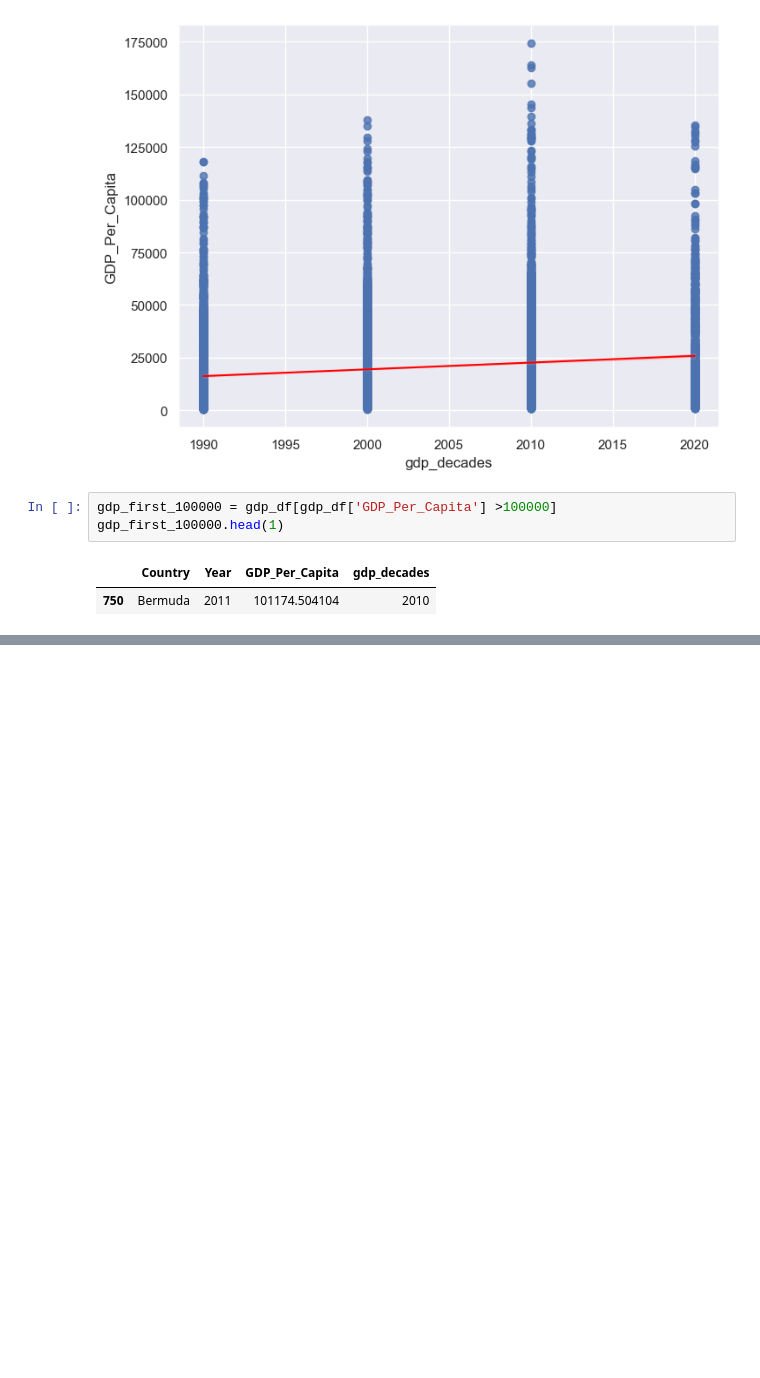
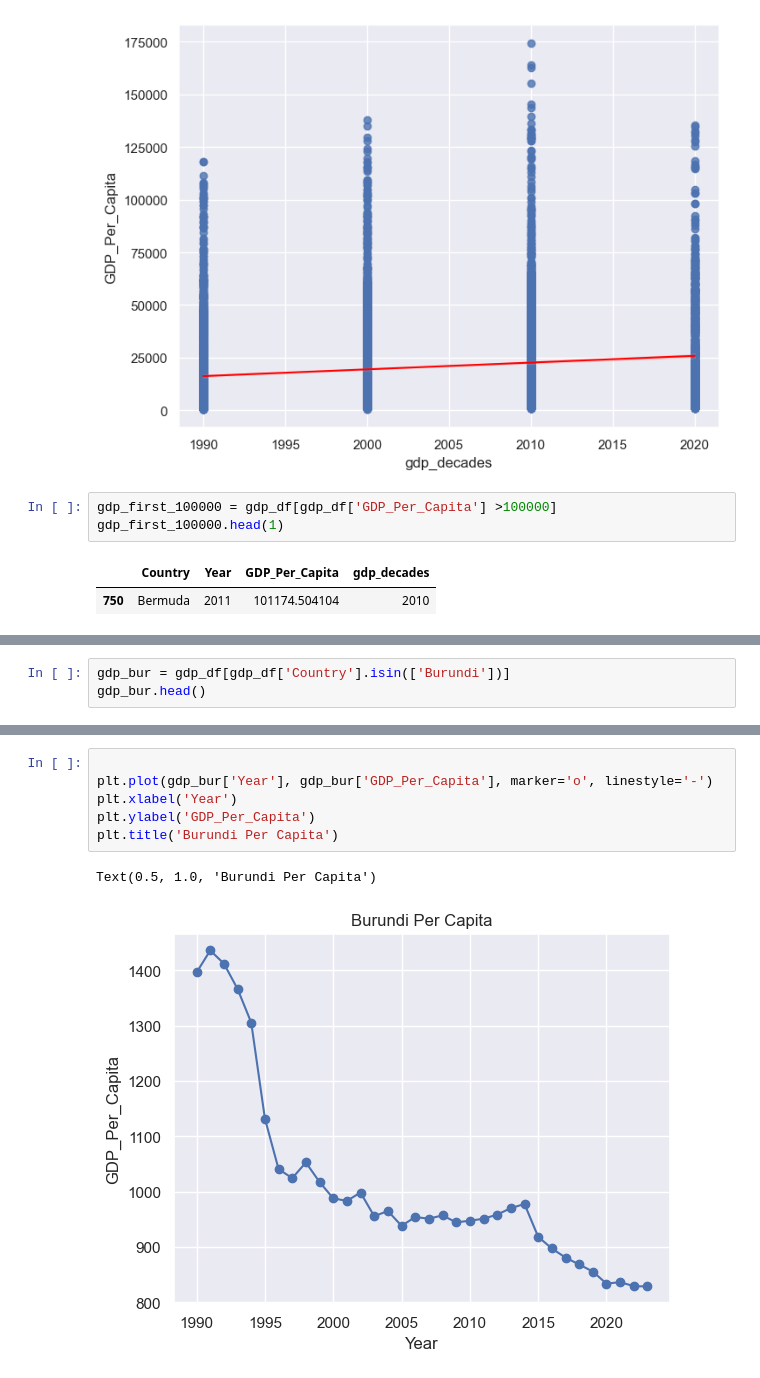
Before and after one commit to NSS-Data-Analytics-Cohort-14/gdp-and-internet-usage-jacobvogs, a Jupyter notebook: notebooks/gdp_int.ipynb, the cells around one changed output, grey strips where cells are left out. Drawn from its saved outputs; the diff is of its cells as text; blank space fills up the shorter version.

```diff
--- a/notebooks/gdp_int.ipynb
+++ b/notebooks/gdp_int.ipynb
@@ -248,0 +276,3 @@ AttributeError: 'list' object has no attribute 'head'
+# %%
+gdp_bur = gdp_df[gdp_df['Country'].isin(['Burundi'])]
+gdp_bur.head()
@@ -248,0 +286,9 @@ AttributeError: 'list' object has no attribute 'head'
+# %%
+
+plt.plot(gdp_bur['Year'], gdp_bur['GDP_Per_Capita'], marker='o', linestyle='-')
+plt.xlabel('Year')
+plt.ylabel('GDP_Per_Capita')
+plt.title('Burundi Per Capita')
+# %% [output]
+Text(0.5, 1.0, 'Burundi Per Capita')
+[figure, added]
```
Also changed, not shown: parts of 23 cells of this notebook.
